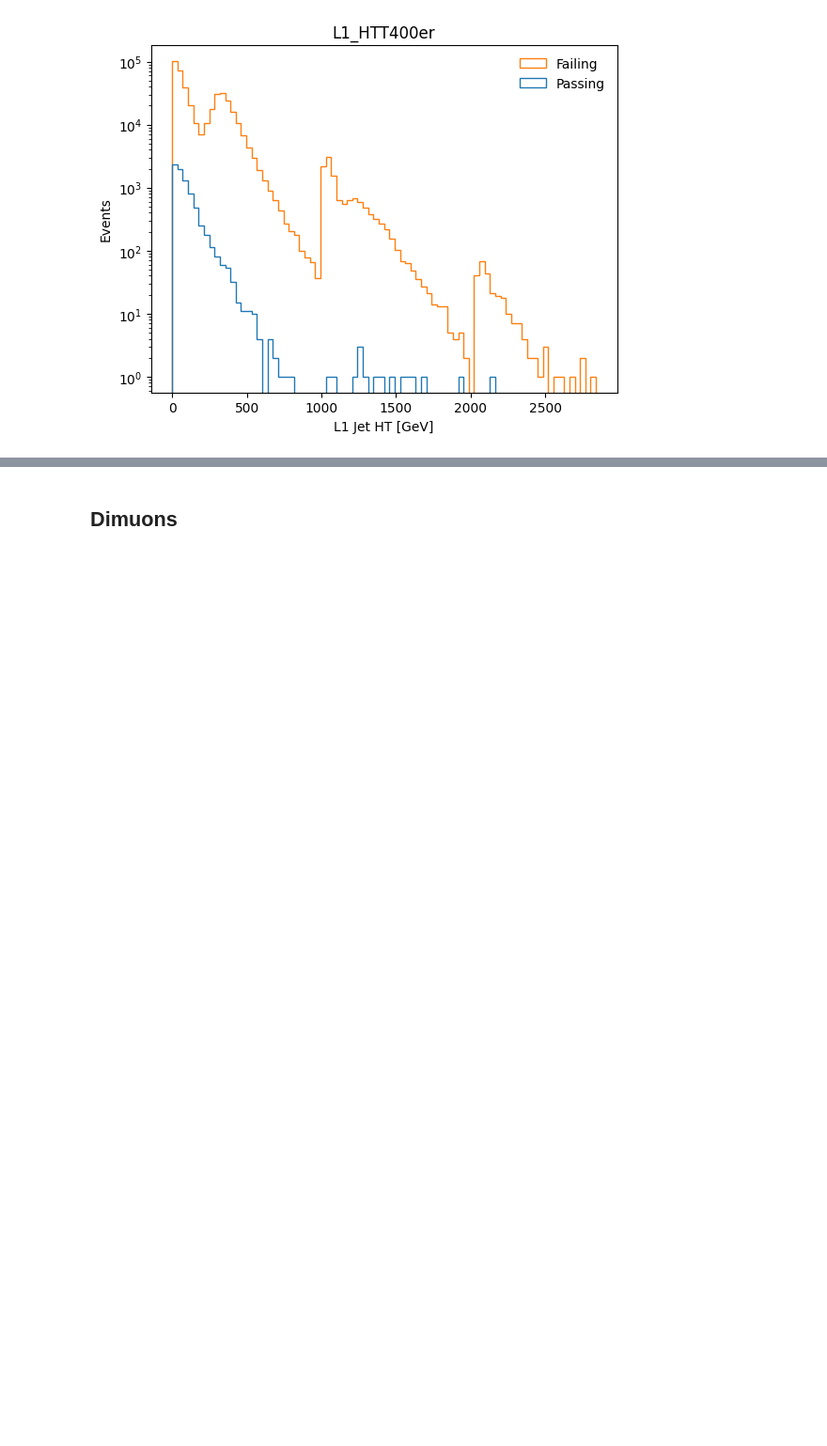
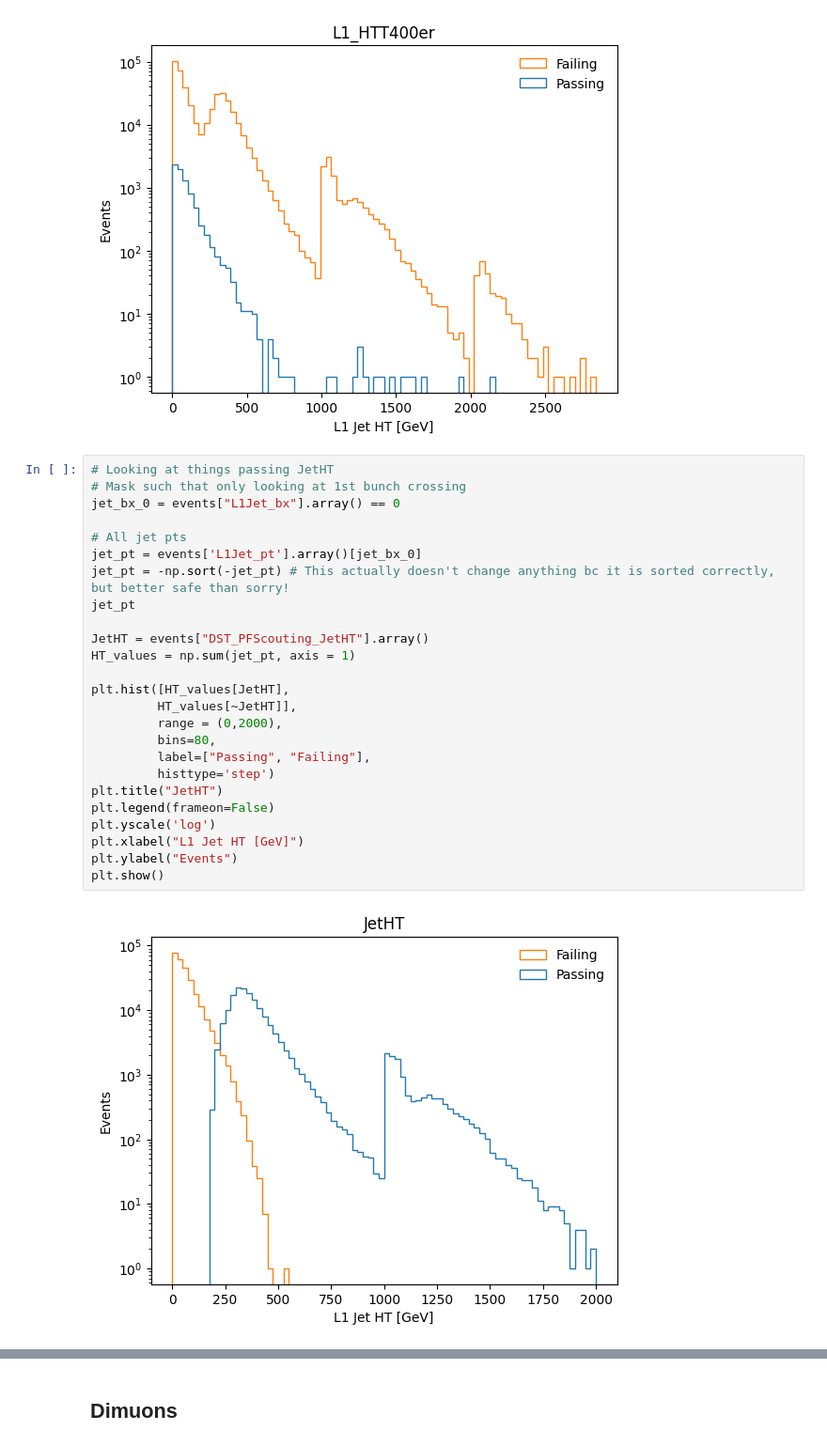
Before and after one commit to AdaCollins01/completed_axol1tl_practice, a Jupyter notebook: 4_getting_started_with_triggers.ipynb, the cells around one changed output, grey strips where cells are left out. Shown at 94% size. Saved outputs shown, nothing was run; the diff lists cells and outputs as text; blank space fills up the shorter version.

Commit message:
Jet HT passing

```diff
--- a/4_getting_started_with_triggers.ipynb
+++ b/4_getting_started_with_triggers.ipynb
@@ -344,3 +344,30 @@ plt.ylabel("Events")
 plt.show()
 # %% [output]
 [figure]
+# %%
+# Looking at things passing JetHT
+# Mask such that only looking at 1st bunch crossing
+jet_bx_0 = events["L1Jet_bx"].array() == 0
+
+# All jet pts
+jet_pt = events['L1Jet_pt'].array()[jet_bx_0]
+jet_pt = -np.sort(-jet_pt) # This actually doesn't change anything bc it is sorted correctly, but better safe than sorry!
+jet_pt
+
+JetHT = events["DST_PFScouting_JetHT"].array()
+HT_values = np.sum(jet_pt, axis = 1)
+
+plt.hist([HT_values[JetHT],
+         HT_values[~JetHT]],
+         range = (0,2000),
+         bins=80,
+         label=["Passing", "Failing"],
+         histtype='step')
+plt.title("JetHT")
+plt.legend(frameon=False)
+plt.yscale('log')
+plt.xlabel("L1 Jet HT [GeV]")
+plt.ylabel("Events")
+plt.show()
+# %% [output]
+[figure, added]
```
Also changed, not shown: parts of 2 cells of this notebook.
